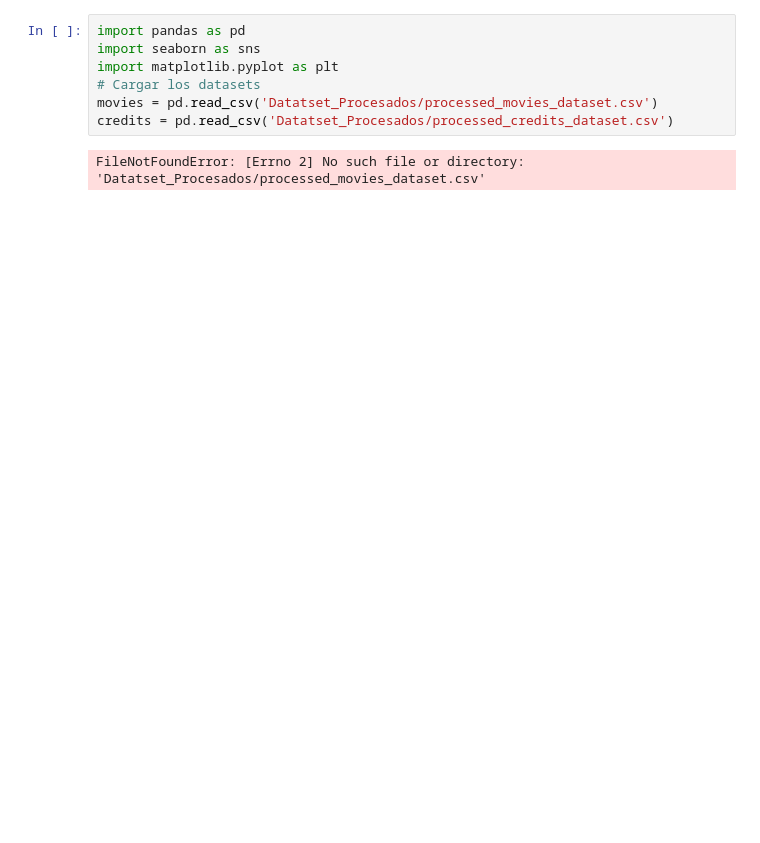
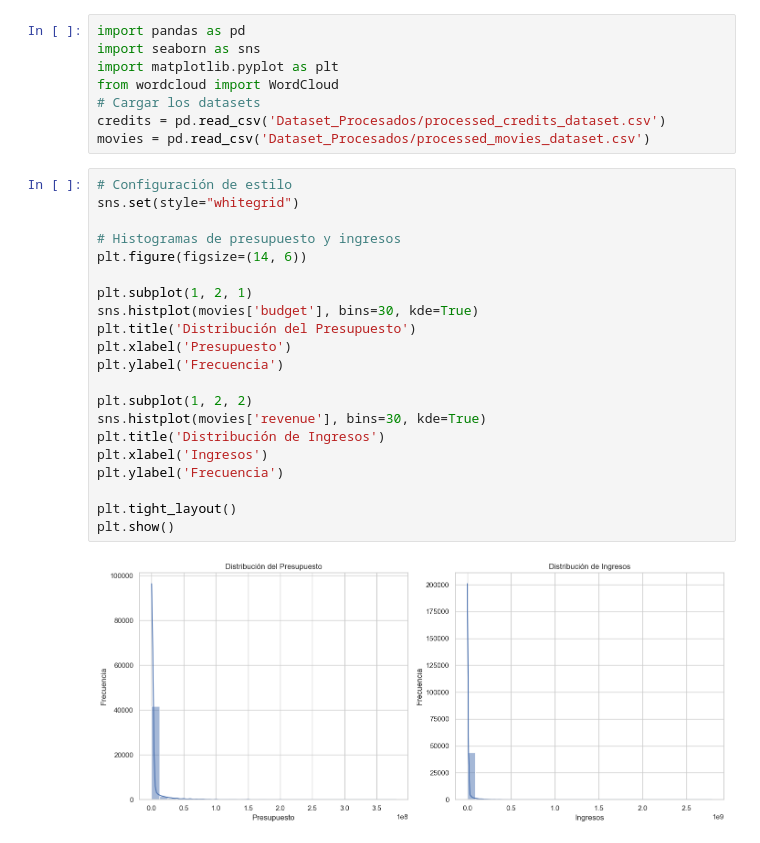
Before and after one commit to Mcarolina25/PROYECTO_INDIVIDUAL1, a Jupyter notebook: EDA.ipynb, the cells around one changed output. Drawn from its saved outputs; the diff is of its cells as text; blank space fills up the shorter version.

```diff
--- a/EDA.ipynb
+++ b/EDA.ipynb
@@ -2,8 +2,30 @@
 import pandas as pd
 import seaborn as sns
 import matplotlib.pyplot as plt
+from wordcloud import WordCloud
 # Cargar los datasets
-movies = pd.read_csv('Datatset_Procesados/processed_movies_dataset.csv')
-credits = pd.read_csv('Datatset_Procesados/processed_credits_dataset.csv')
+credits = pd.read_csv('Dataset_Procesados/processed_credits_dataset.csv')
+movies = pd.read_csv('Dataset_Procesados/processed_movies_dataset.csv')
-# %% [output]
-FileNotFoundError: [Errno 2] No such file or directory: 'Datatset_Procesados/processed_movies_dataset.csv'
+# %%
+# Configuración de estilo
+sns.set(style="whitegrid")
+
+# Histogramas de presupuesto y ingresos
+plt.figure(figsize=(14, 6))
+
+plt.subplot(1, 2, 1)
+sns.histplot(movies['budget'], bins=30, kde=True)
+plt.title('Distribución del Presupuesto')
+plt.xlabel('Presupuesto')
+plt.ylabel('Frecuencia')
+
+plt.subplot(1, 2, 2)
+sns.histplot(movies['revenue'], bins=30, kde=True)
+plt.title('Distribución de Ingresos')
+plt.xlabel('Ingresos')
+plt.ylabel('Frecuencia')
+
+plt.tight_layout()
+plt.show()
+# %% [output]
+[figure, added]
```
Also changed, not shown: parts of 3 cells of this notebook, 2 other files.
